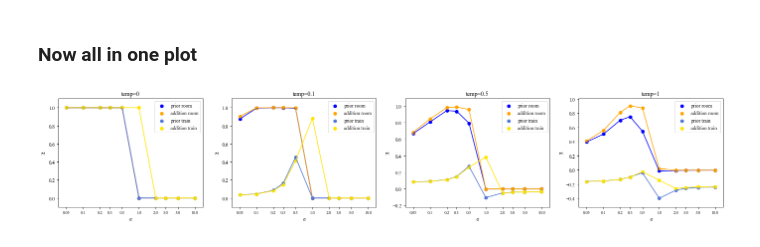
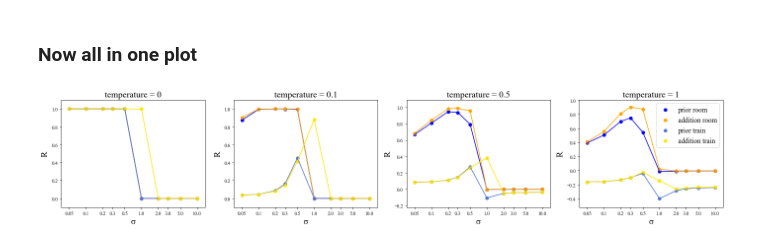
Before and after one commit to krasheninnikov/max-causal-ent-irl, a Jupyter notebook: tuning-hyperparams.ipynb, the cells around one changed output. Saved outputs shown, nothing was run; the diff lists cells and outputs as text; code cells hidden in the pictures.

Commit message:
larger font, legen only at the last subplot

```diff
--- a/tuning-hyperparams.ipynb
+++ b/tuning-hyperparams.ipynb
@@ -127,7 +127,8 @@ def plot_params_multiple_one_subplot(stats_list_per_env, ax,
                          c='b', color_list=['blue', 'orange', '#5177d6', '#ffe500'],
                          env_names=[' room', ' room', ' train', ' train'],
                          comb=['prior', 'addition','prior', 'addition'],
-                         title=''):
+                         title='',
+                         legend_flag=False):
     ticks_string=[]
     for i in stats_list_per_env[0][0][:,0]:
         ticks_string.append(str(i))
@@ -154,11 +155,12 @@ def plot_params_multiple_one_subplot(stats_list_per_env, ax,
             ax.plot(np.log2(stats[:,0]), stats[:,1], color=c)
             #ax.semilogx(stats[:,0], stats[:,1], color=c, label = comb[i], base=2)
 
-            plt.xticks(np.log2(stats[:,0]), ticks_string, size='small')
-            plt.xlabel("σ")
-            plt.ylabel("R")
-            plt.legend(loc="best")
-        if title!='': plt.title(title)
+            plt.xticks(np.log2(stats[:,0]), ticks_string)
+            plt.xlabel("σ", fontsize=18)
+            plt.ylabel("R", fontsize=18)
+            if legend_flag:
+                plt.legend(loc="best", fontsize=14)
+        if title!='': plt.title(title, fontsize=18)
 
 
 def plot_params_multiple(env_lists_per_t, titles_list=None):
@@ -166,15 +168,19 @@ def plot_params_multiple(env_lists_per_t, titles_list=None):
 
     plt.figure(figsize=(6*len(env_lists_per_t), 4))
     for j, stats_list in enumerate(env_lists_per_t):
+        legend_flag=False
+        if j+1==len(env_lists_per_t): legend_flag=True
         ax = plt.subplot(1, len(env_lists_per_t), j+1)
-        plot_params_multiple_one_subplot(stats_list, ax, title=titles_list[j])
-
+        plot_params_multiple_one_subplot(stats_list, ax, title=titles_list[j], legend_flag=legend_flag)
+    pp = PdfPages('results/prior_vs_addition_all.pdf')
+    pp.savefig()
+    pp.close()
     plt.show()
 # %%
 env_lists_per_t = [stats_list_per_env_t0, stats_list_per_env_t01, stats_list_per_env_t05, stats_list_per_env_t1]
-titles_list = ['temp=0','temp=0.1','temp=0.5','temp=1']
+titles_list = ['temperature = 0','temperature = 0.1','temperature = 0.5','temperature = 1']
 
 plt.rcParams["font.family"] = "Times New Roman"
 plot_params_multiple(env_lists_per_t, titles_list=titles_list)
 # %% [output]
-[figure, old version]
+[figure, new version]
```
